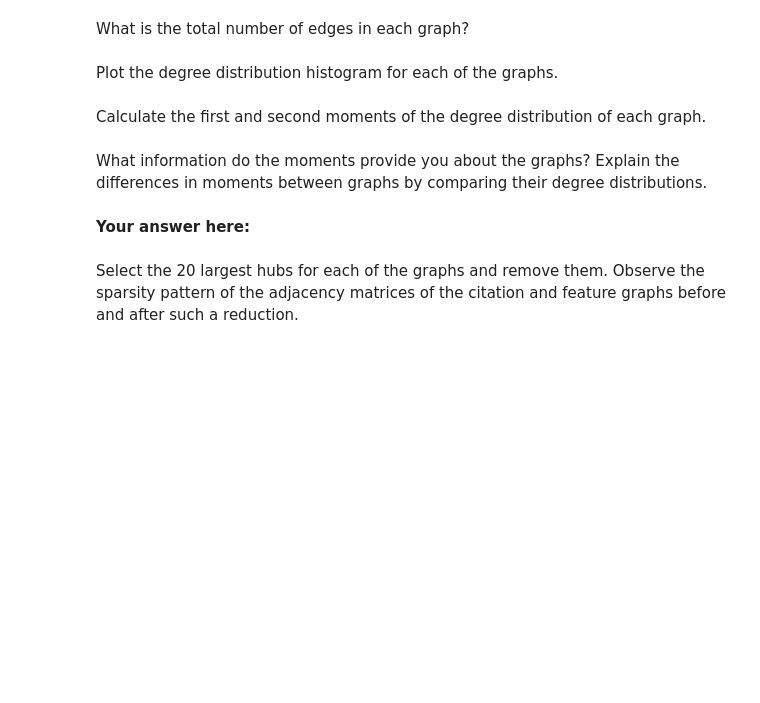
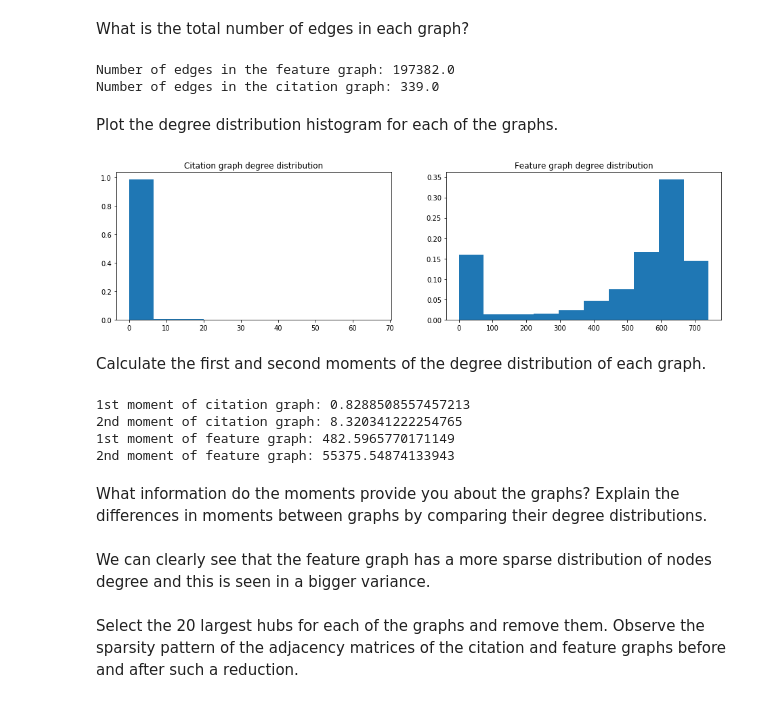
Before and after one commit to alex-mocanu/A-Network-Tour-of-DS-Homework, a Jupyter notebook: Assignment 1/1_network_science.ipynb, the cells around one changed output. Cells and saved outputs as stored; diff of their text form; code cells hidden in the pictures; blank space fills up the shorter version.

```diff
--- a/Assignment 1/1_network_science.ipynb
+++ b/Assignment 1/1_network_science.ipynb
@@ -176,10 +178,19 @@ A_citation.shape
 ### Question 2: Degree Distribution and Moments
 # %% [markdown]
 What is the total number of edges in each graph?
+# %%
+def getDegreeFromAdjMatrix(matrix):
+    return np.count_nonzero(matrix, axis = 1)
+
+def getNrEdgesFromAdjMatrix(matrix):
+    return np.count_nonzero(matrix) / 2
 # %%
-num_edges_feature = # Your code here.
-num_edges_citation = # Your code here.
+num_edges_feature = getNrEdgesFromAdjMatrix(A_feature)
+num_edges_citation = getNrEdgesFromAdjMatrix(A_citation)
 print(f"Number of edges in the feature graph: {num_edges_feature}")
 print(f"Number of edges in the citation graph: {num_edges_citation}")
+# %% [output]
+Number of edges in the feature graph: 197382.0
+Number of edges in the citation graph: 339.0
 # %% [markdown]
 Plot the degree distribution histogram for each of the graphs.
@@ -186,31 +199,38 @@ Plot the degree distribution histogram for each of the graphs.
 # %%
-degrees_citation = # Your code here.
-degrees_feature = # Your code here.
+degrees_citation = getDegreeFromAdjMatrix(A_citation)
+degrees_feature = getDegreeFromAdjMatrix(A_feature)
 
 deg_hist_normalization = np.ones(degrees_citation.shape[0]) / degrees_citation.shape[0]
 
 fig, axes = plt.subplots(1, 2, figsize=(16, 4))
 axes[0].set_title('Citation graph degree distribution')
 axes[0].hist(degrees_citation, weights=deg_hist_normalization);
 axes[1].set_title('Feature graph degree distribution')
 axes[1].hist(degrees_feature, weights=deg_hist_normalization);
+# %% [output]
+[figure, added]
 # %% [markdown]
 Calculate the first and second moments of the degree distribution of each graph.
 # %%
-cit_moment_1 = # Your code here.
-cit_moment_2 = # Your code here.
+cit_moment_1 = np.mean(getDegreeFromAdjMatrix(A_citation))
+cit_moment_2 = np.var(getDegreeFromAdjMatrix(A_citation)) #variance
 
-feat_moment_1 = # Your code here.
-feat_moment_2 = # Your code here.
+feat_moment_1 = np.mean(getDegreeFromAdjMatrix(A_feature))
+feat_moment_2 = np.var(getDegreeFromAdjMatrix(A_feature)) #variance
 
 print(f"1st moment of citation graph: {cit_moment_1}")
 print(f"2nd moment of citation graph: {cit_moment_2}")
 print(f"1st moment of feature graph: {feat_moment_1}")
 print(f"2nd moment of feature graph: {feat_moment_2}")
+# %% [output]
+1st moment of citation graph: 0.8288508557457213
+2nd moment of citation graph: 8.320341222254765
+1st moment of feature graph: 482.5965770171149
+2nd moment of feature graph: 55375.54874133943
 # %% [markdown]
 What information do the moments provide you about the graphs?
 Explain the differences in moments between graphs by comparing their degree distributions.
-# %% [markdown]
-**Your answer here:**
+# %% [markdown]
+We can clearly see that the feature graph has a more sparse distribution of nodes degree and this is seen in a bigger variance.
 # %% [markdown]
 Select the 20 largest hubs for each of the graphs and remove them. Observe the sparsity pattern of the adjacency matrices of the citation and feature graphs before and after such a reduction.
```
Also changed, not shown: parts of 10 cells of this notebook.
